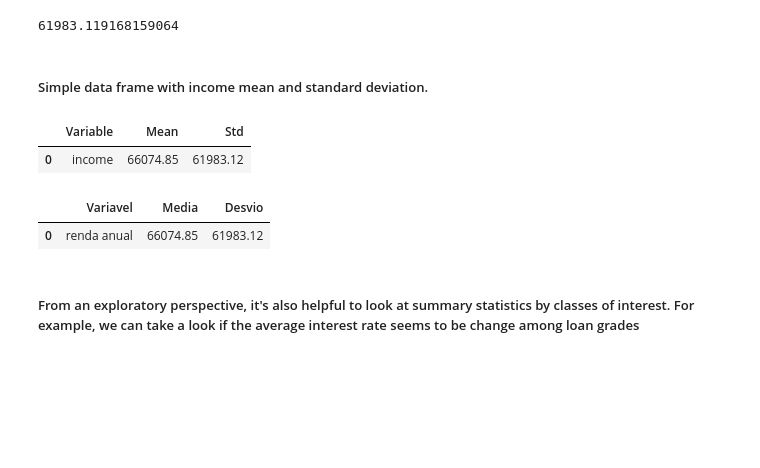
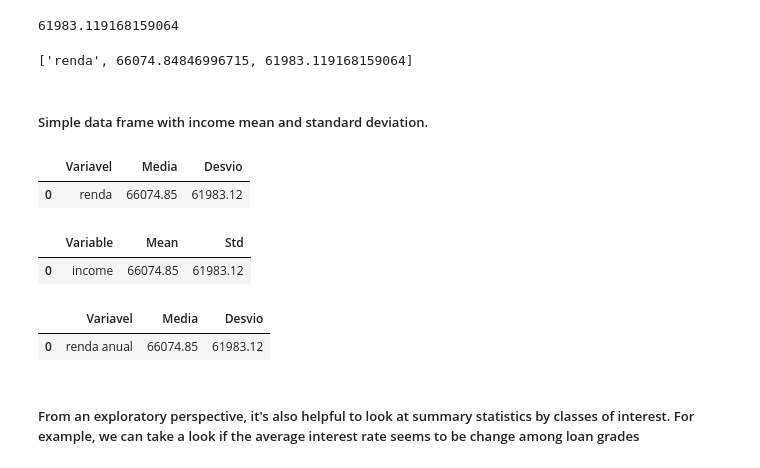
Before and after one commit to Cayan-Portela/TCF, a Jupyter notebook: 01_pandas.ipynb, the cells around one changed output. Drawn from its saved outputs; the diff is of its cells as text; code cells hidden in the pictures; blank space fills up the shorter version.

```diff
--- a/01_pandas.ipynb
+++ b/01_pandas.ipynb
@@ -214,20 +214,27 @@ dados.person_income.std()
 # %% [output]
 66074.84846996715
 61983.119168159064
+# %%
+['renda', media, desvio]
+# %% [output]
+['renda', 66074.84846996715, 61983.119168159064]
 # %% [markdown]
 ##### Simple data frame with income mean and standard deviation.
 # %%
 media  = dados['person_income'].mean()
 desvio = dados['person_income'].std()
 
+pd.DataFrame([ ['renda', media, desvio] ], columns=['Variavel', 'Media', 'Desvio'] )
 pd.DataFrame([ ['income', media, desvio] ], columns=['Variable', 'Mean', 'Std'])
 
 pd.DataFrame([ ['renda anual', media, desvio] ], columns=['Variavel', 'Media', 'Desvio'] )
 # %% [output]
-|  | Variable | Mean | Std |
-| 0 | income | 66074.85 | 61983.12 |
+|  | Variavel | Media | Desvio |
+| 0 | renda | 66074.85 | 61983.12 |
-|  | Variavel | Media | Desvio |
-| 0 | renda anual | 66074.85 | 61983.12 |
+|  | Variable | Mean | Std |
+| 0 | income | 66074.85 | 61983.12 |
+|  | Variavel | Media | Desvio |
+| 0 | renda anual | 66074.85 | 61983.12 |
 # %% [markdown]
 ##### From an exploratory perspective, it's also helpful to look at summary statistics by classes of interest. For example, we can take a look if the average interest rate seems to be change among loan grades
 # %%
```
Also changed, not shown: parts of 16 cells of this notebook, 1 other file.
